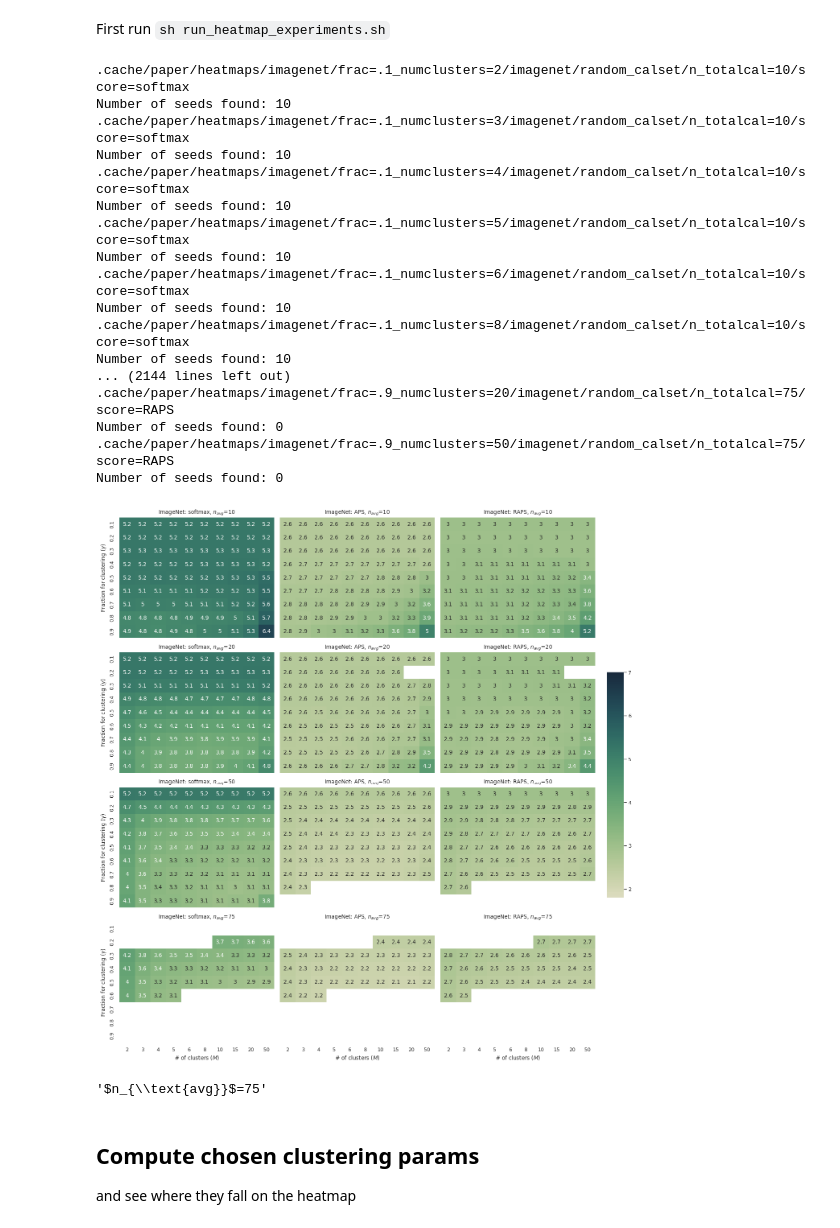
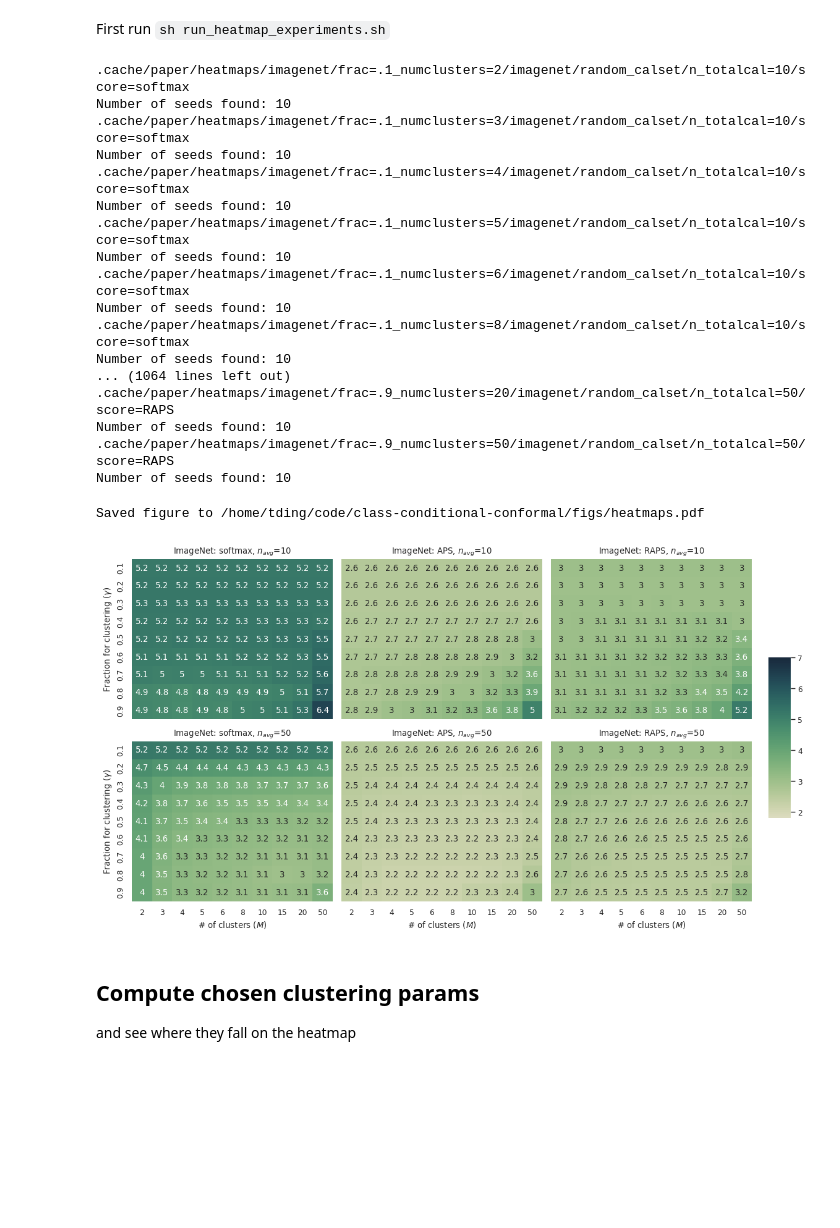
Before and after one commit to tiffanyding/class-conditional-conformal, a Jupyter notebook: create_heatmaps.ipynb, the cells around one changed output. Saved outputs shown, nothing was run; the diff lists cells and outputs as text; code cells hidden in the pictures; blank space fills up the shorter version.

Commit message:
[heatmaps]

```diff
--- a/create_heatmaps.ipynb
+++ b/create_heatmaps.ipynb
@@ -30,13 +33,16 @@ sns.set_context('paper')
 frac_clustering_list = [.1,.2,.3,.4,.5,.6,.7,.8,.9]
 num_clusters_list = [2, 3, 4, 5, 6, 8, 10, 15, 20, 50]
 score_function_list = ['softmax', 'APS', 'RAPS']
-n_list = [10, 20, 50, 75]
+# n_list = [10, 20, 50, 75]
+n_list = [10, 50]
 # %%
 save_folder = f'.cache/paper/heatmaps/imagenet/'
 # %%
+save_fig_to = '/home/tding/code/class-conditional-conformal/figs/heatmaps.pdf'
+
 nrows = len(n_list)
 ncols = len(score_function_list)
-fig, axs = plt.subplots(nrows, ncols, figsize=(14,14), sharex=True, sharey=True)
+fig, axs = plt.subplots(nrows, ncols, figsize=(12,6.5), sharex=True, sharey=True)
 cbar_ax = fig.add_axes([.91, .3, .03, .4])
 
 for row, n in enumerate(n_list):
@@ -66,43 +72,44 @@ for row, n in enumerate(n_list):
 #                          fmt = '',
                          vmin=1.8, vmax=7, # OPTIONAL: adjust these for consistency between plots
 #                          cbar=(i==0 and j==0),
                          cbar_ax=cbar_ax, #if i==0 and j==0 else None,
                          cmap=sns.cubehelix_palette(rot=-.6, as_cmap=True))
 #                          cmap=sns.color_palette("cubehelix", as_cmap=True))
         ax.set_title(f'ImageNet: {score_function}, $n_{{avg}}$={n}')
         ax.set_ylabel(f"Fraction for clustering ($\\gamma$)" if col == 0 else None)
         ax.set_xlabel(f'# of clusters ($M$)' if row == nrows -1 else None)
 #         ax.set(title=f'{title_prefix}',
 #                ylabel=,
 #                xlabel="# of clusters ($M$)" if i == nrows -1 else None)
         ax.set_yticklabels(frac_clustering_list)
         ax.set_xticklabels(num_clusters_list)
 
 fig.tight_layout(rect=[0, 0, .9, 1])
+
+plt.savefig(save_fig_to, bbox_inches='tight')
+print(f'Saved figure to {save_fig_to}')
+
 plt.show()
 # %% [output]
 .cache/paper/heatmaps/imagenet/frac=.1_numclusters=2/imagenet/random_calset/n_totalcal=10/score=softmax
 Number of seeds found: 10
 .cache/paper/heatmaps/imagenet/frac=.1_numclusters=3/imagenet/random_calset/n_totalcal=10/score=softmax
 Number of seeds found: 10
 .cache/paper/heatmaps/imagenet/frac=.1_numclusters=4/imagenet/random_calset/n_totalcal=10/score=softmax
 Number of seeds found: 10
 .cache/paper/heatmaps/imagenet/frac=.1_numclusters=5/imagenet/random_calset/n_totalcal=10/score=softmax
 Number of seeds found: 10
 .cache/paper/heatmaps/imagenet/frac=.1_numclusters=6/imagenet/random_calset/n_totalcal=10/score=softmax
 Number of seeds found: 10
 .cache/paper/heatmaps/imagenet/frac=.1_numclusters=8/imagenet/random_calset/n_totalcal=10/score=softmax
 Number of seeds found: 10
-... (2144 lines left out)
-.cache/paper/heatmaps/imagenet/frac=.9_numclusters=20/imagenet/random_calset/n_totalcal=75/score=RAPS
-Number of seeds found: 0
-.cache/paper/heatmaps/imagenet/frac=.9_numclusters=50/imagenet/random_calset/n_totalcal=75/score=RAPS
-Number of seeds found: 0
+... (1064 lines left out)
+.cache/paper/heatmaps/imagenet/frac=.9_numclusters=20/imagenet/random_calset/n_totalcal=50/score=RAPS
+Number of seeds found: 10
+.cache/paper/heatmaps/imagenet/frac=.9_numclusters=50/imagenet/random_calset/n_totalcal=50/score=RAPS
+Number of seeds found: 10
+Saved figure to /home/tding/code/class-conditional-conformal/figs/heatmaps.pdf
-[figure, old version]
+[figure, new version]
-# %%
-f'$n_{{\\text{{avg}}}}$={n}'
-# %% [output]
-'$n_{\\text{avg}}$=75'
 # %% [markdown]
 ## Compute chosen clustering params
 and see where they fall on the heatmap
```
Also changed, not shown: parts of 1 cell of this notebook, 9 other files.
